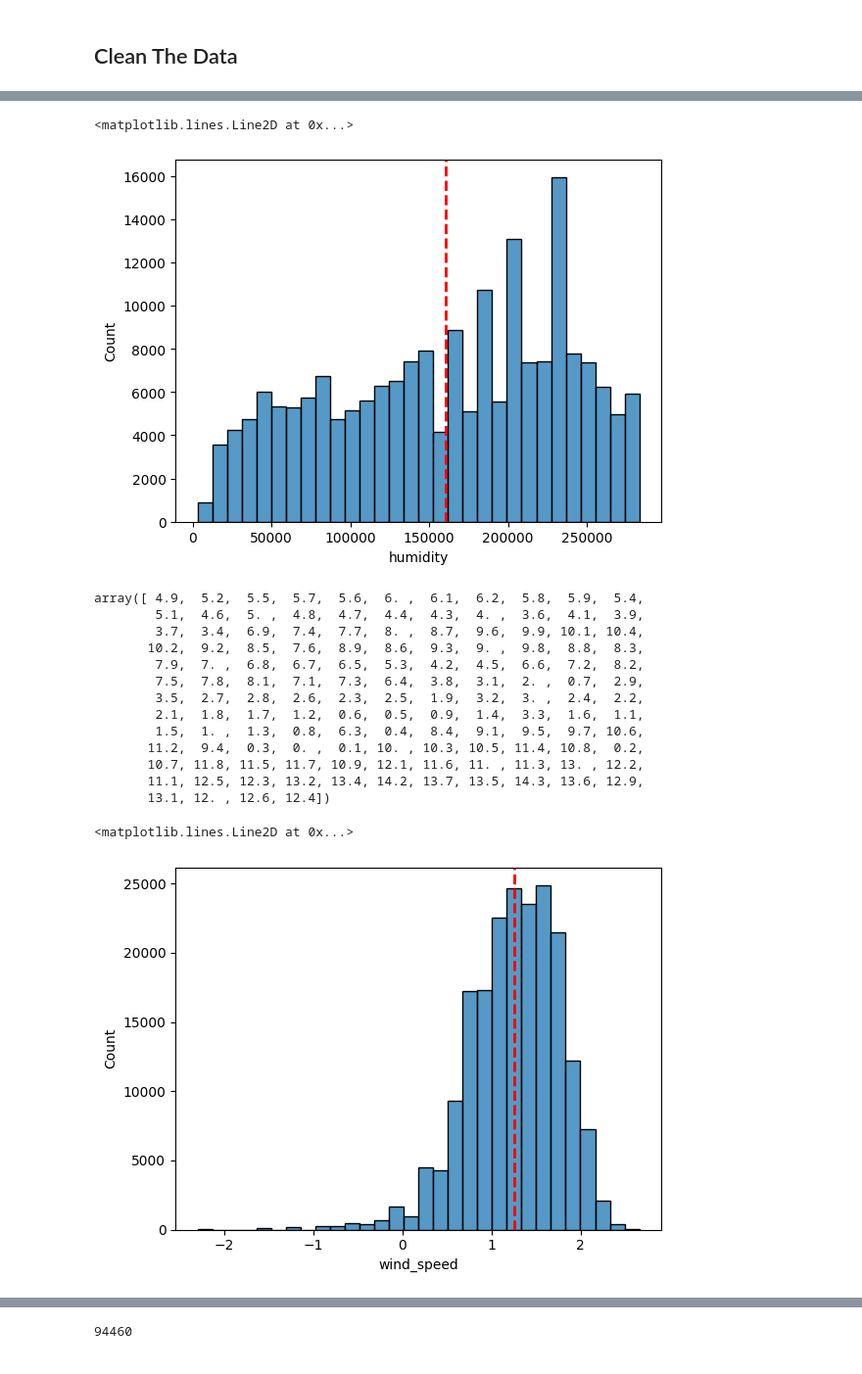
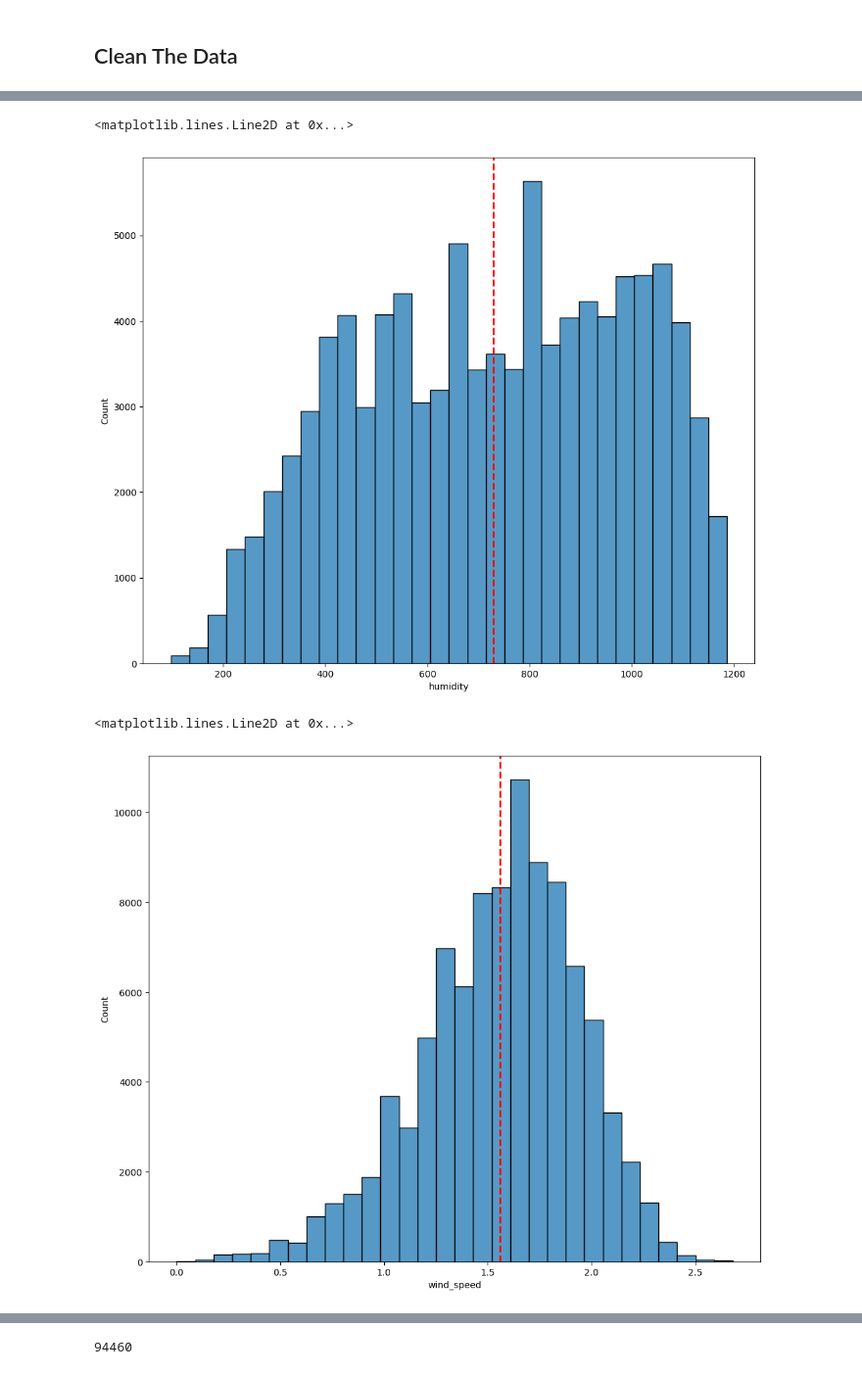
Before and after one commit to KaraniAbdellah/Solar_Energy_Prediction, a Jupyter notebook: explore_renewable_dataset.ipynb, the cells around one changed output, grey strips where cells are left out. Shown at 98% size. Drawn from its saved outputs; the diff is of its cells as text; code cells hidden in the pictures.

```diff
--- a/explore_renewable_dataset.ipynb
+++ b/explore_renewable_dataset.ipynb
@@ -218,3 +216,7 @@ df.head(8)
 # Data Already Cleaned
 sum(df.duplicated()) # 0 repetitive data
 df_clean = df.drop_duplicates()
+# %%
+# Extract SubDatset where Energy is Deffrent to Zero
+df_filtred = df_clean[df_clean["Energy delta[Wh]"] != 0].reset_index()
+df_filtred.head(3)
@@ -224,11 +230,11 @@ for ca
 # %%
 # Energy delta[Wh] --> Positive Skeweens --> Log Transformation
 # Apply Log Tranformation
-df_clean["Energy delta[Wh]"] = np.log1p(df["Energy delta[Wh]"])
+df_filtred["Energy delta[Wh]"] = np.sqrt(df_filtred["Energy delta[Wh]"])
 
 # Display The New Distrbution
-sns.histplot(df_clean["Energy delta[Wh]"], bins=30)
-mean_value = df_clean["Energy delta[Wh]"].mean()
-print("The Skewness: ", df_no_zero.skew())
+sns.histplot(df_filtred["Energy delta[Wh]"], bins=30)
+mean_value = df_filtred["Energy delta[Wh]"].mean()
+print("The Skewness: ", df_filtred["Energy delta[Wh]"].skew())
 plt.axvline(mean_value, color='red', linestyle='--', linewidth=2, label=f'Median = {mean_value:.2f}')
 # %% [output]
@@ -243,7 +248,8 @@ See the caveats in the documentation: https://pandas.pydata.org/pandas-docs/stab
 # %%
 # GHI --> Right Skeweenes --> Log Transformation
-sns.histplot(df["GHI"], bins=30)
-mean_value = df["GHI"].mean()
+df_filtred["GHI"] = np.sqrt(df_filtred["GHI"])
+sns.histplot(df_filtred["GHI"], bins=30)
+mean_value = df_filtred["GHI"].mean()
 plt.axvline(mean_value, color='red', linestyle='--', linewidth=2,
             label=f'Median = {mean_value:.2f}')
 # %% [output]
@@ -283,36 +274,20 @@ Name: humidity, Length: 196776, dtype: int64
 # %%
 # humidity --> Left Skewness --> Box-Cox Transform
 # Box-Cox cannot handle zeros or negative values.
-df["humidity"] = stats.boxcox(df["humidity"])[0]
-sns.histplot(df["humidity"], bins=30)
+df_filtred["humidity"] = stats.boxcox(df_filtred["humidity"])[0]
+sns.histplot(df_filtred["humidity"], bins=30)
 
-mean_value = df["humidity"].mean()
+mean_value = df_filtred["humidity"].mean()
 plt.axvline(mean_value, color='red', linestyle='--', linewidth=2, label=f'Median = {mean_value:.2f}')
 # %% [output]
 <matplotlib.lines.Line2D at 0x...>
-[figure, old version]
+[figure, new version]
-# %%
-df["wind_speed"].unique()
-# %% [output]
-array([ 4.9,  5.2,  5.5,  5.7,  5.6,  6. ,  6.1,  6.2,  5.8,  5.9,  5.4,
-        5.1,  4.6,  5. ,  4.8,  4.7,  4.4,  4.3,  4. ,  3.6,  4.1,  3.9,
-        3.7,  3.4,  6.9,  7.4,  7.7,  8. ,  8.7,  9.6,  9.9, 10.1, 10.4,
-       10.2,  9.2,  8.5,  7.6,  8.9,  8.6,  9.3,  9. ,  9.8,  8.8,  8.3,
-        7.9,  7. ,  6.8,  6.7,  6.5,  5.3,  4.2,  4.5,  6.6,  7.2,  8.2,
-        7.5,  7.8,  8.1,  7.1,  7.3,  6.4,  3.8,  3.1,  2. ,  0.7,  2.9,
-        3.5,  2.7,  2.8,  2.6,  2.3,  2.5,  1.9,  3.2,  3. ,  2.4,  2.2,
-        2.1,  1.8,  1.7,  1.2,  0.6,  0.5,  0.9,  1.4,  3.3,  1.6,  1.1,
-        1.5,  1. ,  1.3,  0.8,  6.3,  0.4,  8.4,  9.1,  9.5,  9.7, 10.6,
-       11.2,  9.4,  0.3,  0. ,  0.1, 10. , 10.3, 10.5, 11.4, 10.8,  0.2,
-       10.7, 11.8, 11.5, 11.7, 10.9, 12.1, 11.6, 11. , 11.3, 13. , 12.2,
-       11.1, 12.5, 12.3, 13.2, 13.4, 14.2, 13.7, 13.5, 14.3, 13.6, 12.9,
-       13.1, 12. , 12.6, 12.4])
 # %%
 # wind_speed --> Right Skewness --> Log transformation
-df["wind_speed"] = np.where(df["wind_speed"] != 0, np.log(df["wind_speed"]), np.nan)
-sns.histplot(df["wind_speed"], bins=30)
-mean_value = df["wind_speed"].mean()
+df_filtred["wind_speed"] = np.log1p(df_filtred["wind_speed"])
+sns.histplot(df_filtred["wind_speed"], bins=30)
+mean_value = df_filtred["wind_speed"].mean()
 plt.axvline(mean_value, color='red', linestyle='--', linewidth=2, label=f'Median = {mean_value:.2f}')
 # %% [output]
 <matplotlib.lines.Line2D at 0x...>
-[figure, old version]
+[figure, new version]
```
Also changed, not shown: parts of 15 cells of this notebook.
